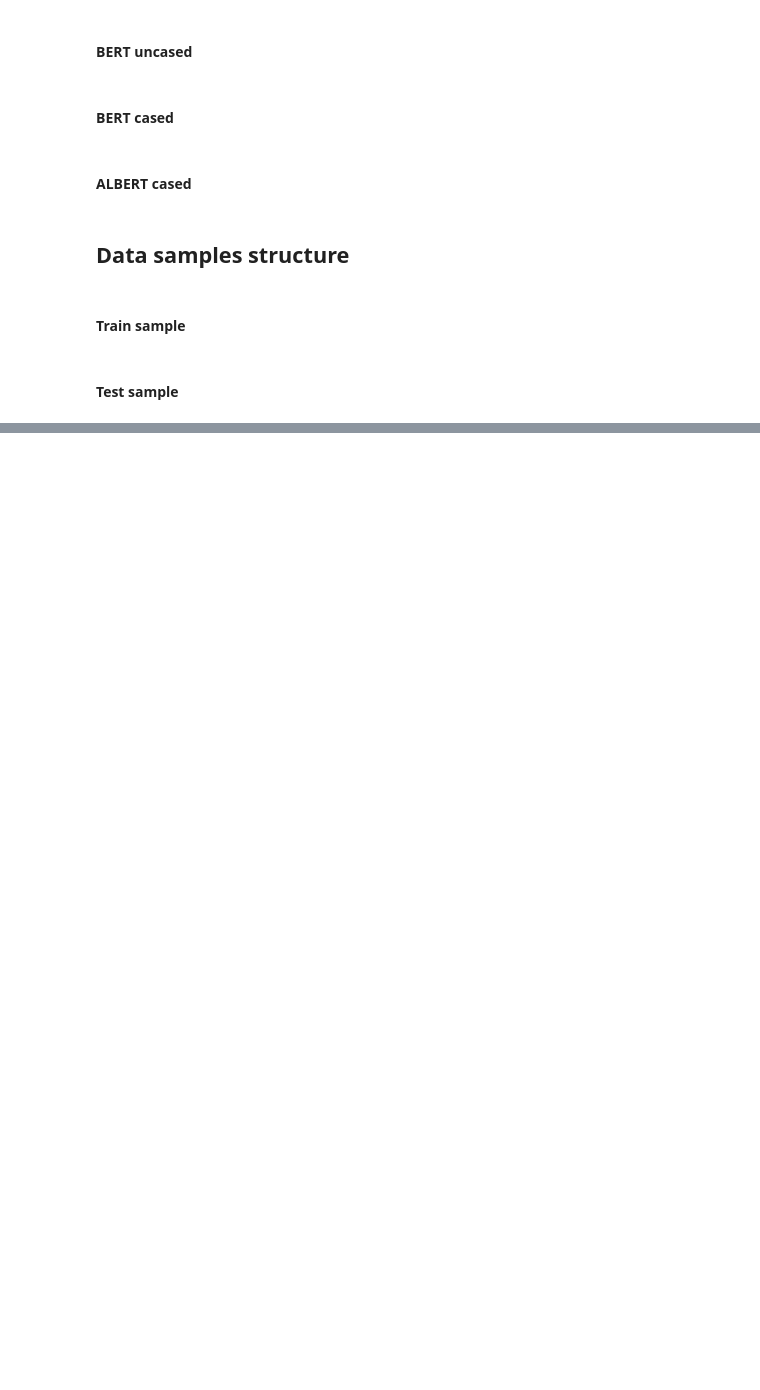
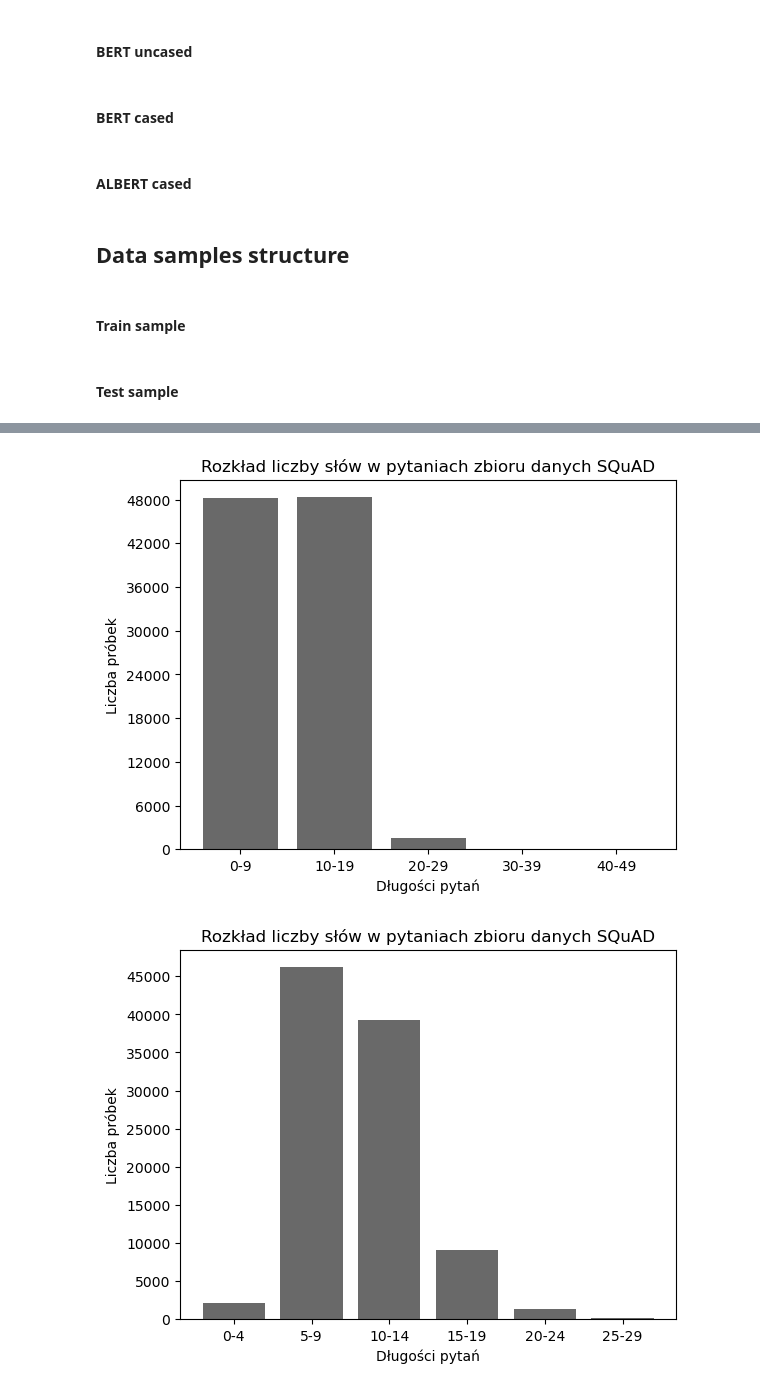
Before and after one commit to IrinUvis/question-answering, a Jupyter notebook: extractive-qa/notebooks/squad1/other/dataset_analysis.ipynb, the cells around one changed output, grey strips where cells are left out. Drawn from its saved outputs; the diff is of its cells as text; code cells hidden in the pictures; blank space fills up the shorter version.

```diff
--- a/extractive-qa/notebooks/squad1/other/dataset_analysis.ipynb
+++ b/extractive-qa/notebooks/squad1/other/dataset_analysis.ipynb
@@ -149,0 +219,30 @@ def plot_token_distribution(
+# %%
+questions = train_dataset['question'] + val_dataset['question'] + test_dataset['question']
+# %%
+# Plot number of words in context sentences depending on range for the training set
+core_qa_utils.plot_sentence_lengths_histogram(
+    sentences=questions,
+    figure_path=extractive_qa_paths.general_figures_dir
+                / "squad_question_sentence_lengths_histogram_0_50_10.png",
+    figure_title="Rozkład liczby słów w pytaniach zbioru danych SQuAD",
+    min_threshold=0,
+    max_threshold=50,
+    divider=10,
+    x_label="Długości pytań",
+    y_label="Liczba próbek"
+)
+
+core_qa_utils.plot_sentence_lengths_histogram(
+    sentences=questions,
+    figure_path=extractive_qa_paths.general_figures_dir
+                / "squad_question_sentence_lengths_histogram_0_400_80.png",
+    figure_title="Rozkład liczby słów w pytaniach zbioru danych SQuAD",
+    min_threshold=0,
+    max_threshold=30,
+    divider=5,
+    x_label="Długości pytań",
+    y_label="Liczba próbek"
+)
+# %% [output]
+[figure, added]
+[figure, added]
```
Also changed, not shown: parts of 15 cells of this notebook, 7 other files.
